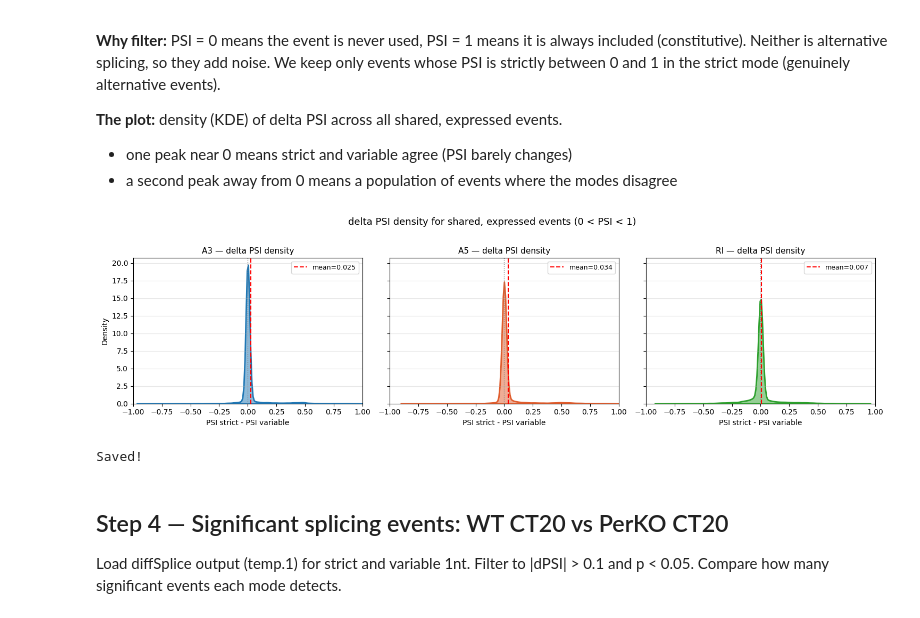
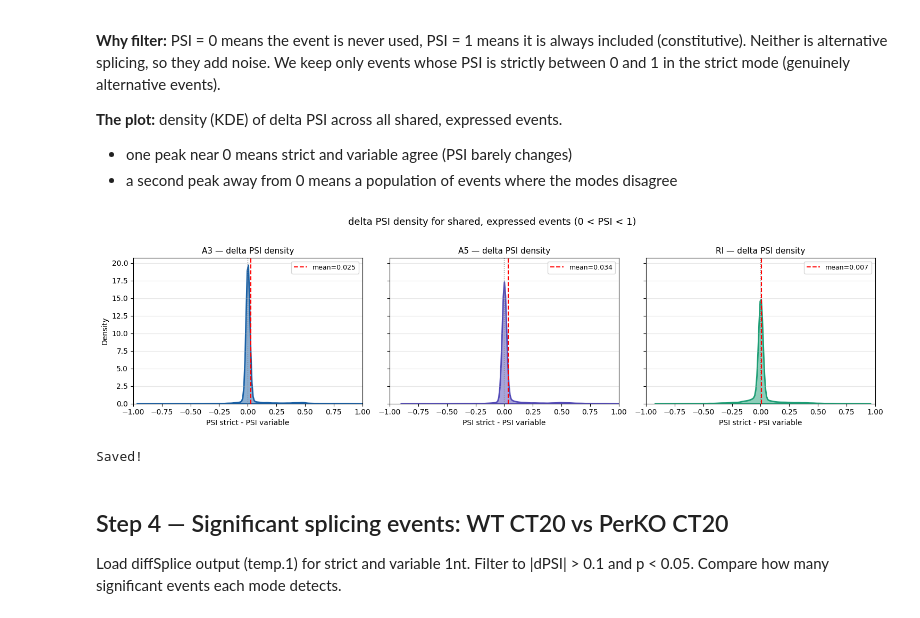
Before and after one commit to griceyrt/Internship, a Jupyter notebook: analysis/notebooks/03_psi_comparison.ipynb, the cells around one changed output. Drawn from its saved outputs; the diff is of its cells as text; code cells hidden in the pictures.

Commit message:
fix colors and order: A3 blue, A5 purple, RI green across all plots

```diff
--- a/analysis/notebooks/03_psi_comparison.ipynb
+++ b/analysis/notebooks/03_psi_comparison.ipynb
@@ -263,7 +263,7 @@ RI: 5073 shared events matched
 - a second peak away from 0 means a population of events where the modes disagree
 # %%
 fig, axes = plt.subplots(1, 3, figsize=(15, 4), sharey=True)
-colors = ["#1f77b4", "#e05c2c", "#2ca02c"]
+colors = ["#185FA5", "#534AB7", "#1D9E75"]  # A3 blue, A5 purple, RI green
 
 for i, event in enumerate(EVENT_TYPES):
     strict_shared = dpsi_data[event]["strict"]
@@ -288,34 +288,34 @@ for i, event in enumerate(EVENT_TYPES):
                 alpha=0.5, linewidth=2)
     ax.set_title(f"{event} — delta PSI density", fontsize=11)
     ax.set_xlabel("PSI strict - PSI variable")
     ax.set_ylabel("Density")
     ax.set_xlim(-1, 1)
     ax.axvline(0, color="gray", linestyle=":", linewidth=1)
     ax.grid(axis="y", alpha=0.3)
 
     # median_val = np.median(dpsi_kept)
     # ax.axvline(median_val, color="red", linestyle="--", linewidth=1.5,
     #        label=f"median={median_val:.3f}")
     # ax.legend(fontsize=9)
     # mean is better because it captures the overall shift, while median is often zero due to many events having no change
     mean_val = np.mean(dpsi_kept)
     ax.axvline(mean_val, color="red", linestyle="--", linewidth=1.5,
                label=f"mean={mean_val:.3f}")
     ax.legend(fontsize=9)
 
     # Show number of events in top-right corner
     # ax.text(0.95, 0.85, f"n={len(dpsi_kept):,}",
     #        transform=ax.transAxes, ha="right", fontsize=9,
     #        bbox=dict(boxstyle="round", facecolor="white", alpha=0.8))
 
 plt.suptitle("delta PSI density for shared, expressed events (0 < PSI < 1)",
              fontsize=13, y=1.02)
 plt.tight_layout()
 plt.savefig("../../figures/plots/density_dpsi.png", dpi=150, bbox_inches="tight")
 plt.show()
 print("Saved!")
 # %% [output]
-[figure, old version]
+[figure, new version]
 Saved!
 # %% [markdown]
 ## Step 4 — Significant splicing events: WT CT20 vs PerKO CT20
```
Also changed, not shown: 5 other files.
